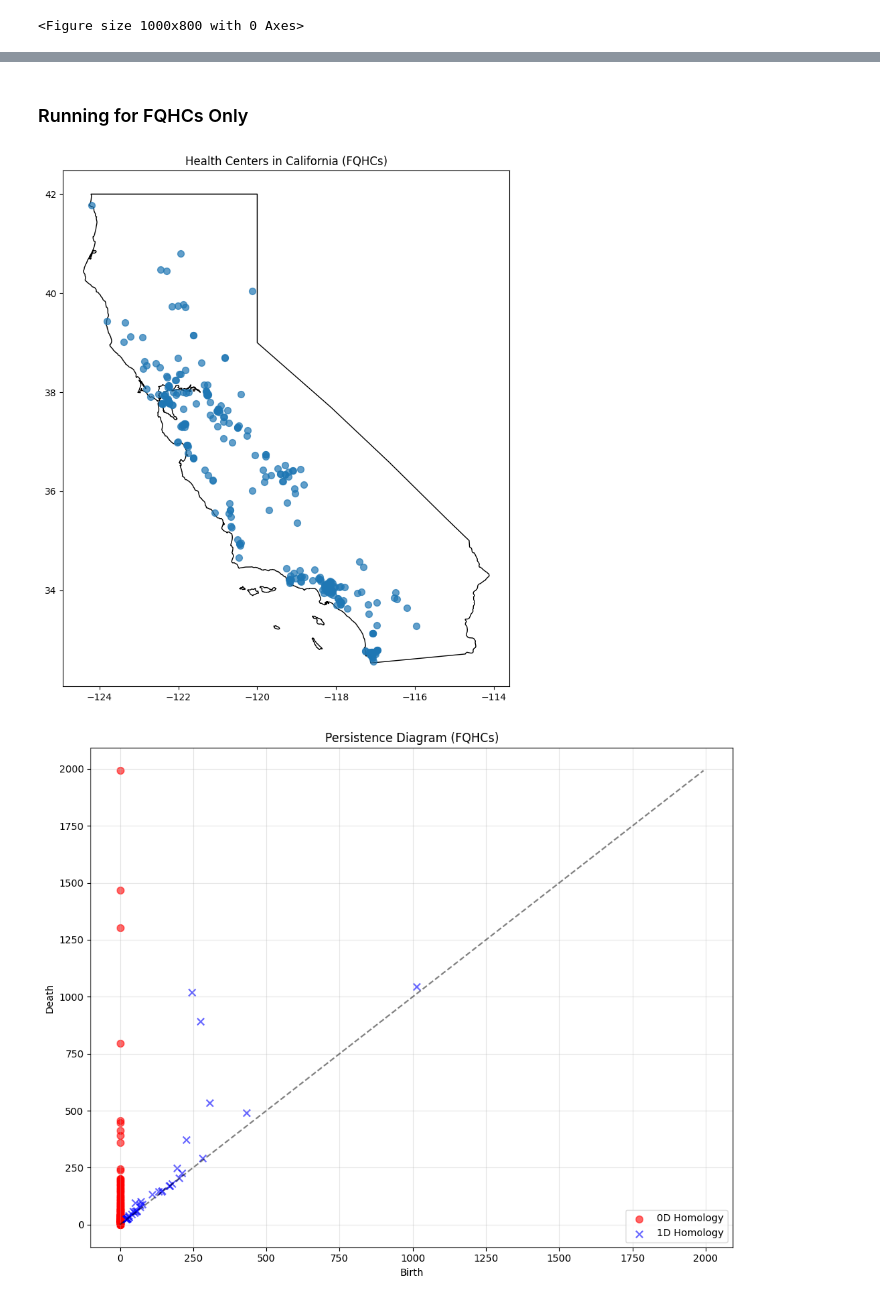
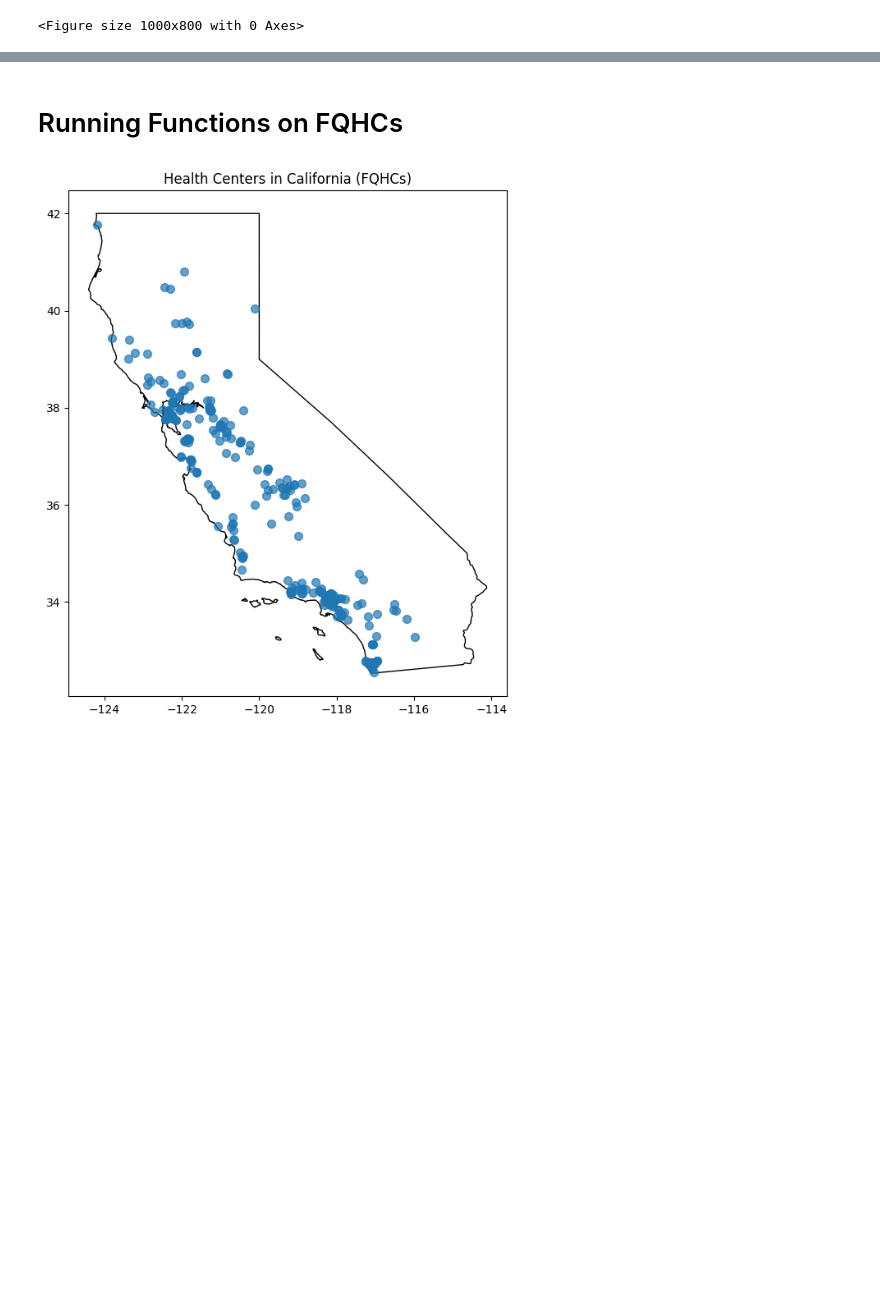
Before and after one commit to deniseg20/MSRIUP_TDA_Healthcare_Accessibility, a Jupyter notebook: persistent_homology/pd_computations/ph_computations_unweighted.ipynb, the cells around one changed output, grey strips where cells are left out. Drawn from its saved outputs; the diff is of its cells as text; code cells hidden in the pictures; blank space fills up the shorter version.

```diff
--- a/persistent_homology/pd_computations/ph_computations_unweighted.ipynb
+++ b/persistent_homology/pd_computations/ph_computations_unweighted.ipynb
@@ -406,16 +374,0 @@ plt.show()
-# %%
-'''# tring better imaging
-# Use it:
-plt.rcParams['figure.figsize'] = (10, 10)
-
-# Threshold 1
-fig, ax = plt.subplots(1, 1)
-enhanced_death_simplices_plot(gdf, cpx, all_pairs, 0, ax, zscore_thresh=1)
-plt.tight_layout()
-plt.show()
-
-# Threshold 2
-fig, ax = plt.subplots(2, 3)
-enhanced_death_simplices_plot(gdf, cpx, all_pairs, 0, ax, zscore_thresh=2)
-plt.tight_layout()
-plt.show()'''
@@ -424,5 +411,5 @@ plt.show()'''
 # %% [markdown]
-### Running for FQHCs Only
+# Running Functions on FQHCs
 # %%
 gdf = gpd.read_file('output_fqhc.geojson')
 #gdf.plot()
@@ -434,59 +421,33 @@ states = gpd.read_file(shpfilename)
 california = states[states['name'] == 'California']
 # Load your health centers
 gdf = gpd.read_file('output_fqhc.geojson')
 
 # Plot
-fig, ax = plt.subplots(figsize=(10, 10))
+fig, ax = plt.subplots(figsize=(8, 8))
 california.plot(ax=ax, color='white', edgecolor='black')
 gdf.plot(ax=ax, markersize=50, alpha=0.7)
 ax.set_title("Health Centers in California (FQHCs)")
 #ctx.add_basemap(ax, source=ctx.providers.OpenStreetMap.Mapnik)
 plt.show()
 
 distance_matrix = np.load('fqhc_d_matrix.npy')
 
 assert len(gdf) == distance_matrix.shape[0] == distance_matrix.shape[1], \
     "Distance matrix dimensions must match number of GeoJSON features"
 # Extract coordinates (longitude, latitude) into a NumPy array
 #coordinates = np.array(list(gdf.geometry.apply(lambda geom: (geom.x, geom.y))))
 # Alternative approaches:
 # Method 1: Using get_coordinates() (more efficient for large datasets)
 coordinates = gdf.geometry.get_coordinates().values
 points = coordinates
 #print(points)
 # Compute unweighted Rips complex
 cpx, ph, all_pairs = get_tda_info(gdf, distance_matrix,max_hom_dim=1)
 # plotting death simplices
 #plot_deathsimplices('output_all.geojson', 'all_d_matrix.npy', cpx, all_pairs, 1, , criteria = 'death', zscore_thresh = 1, citydf_fname = None, vmin0 = 3235, vmin1 = 4410, vmax0 = 7380, vmax1 = 7942, legend = False)
 # Plot persistence diagram
 plt.rcParams['figure.figsize'] = (10, 10)
 order_criteria = 'death'
-thresh = 60
-# REPLACE YOUR FINAL PLOTTING SECTION WITH THIS:
-
-# 1. Plot persistence diagram
-plot_persistence_diagram_fixed(ph)
-plt.title(f"Persistence Diagram (FQHCs)")
-plt.tight_layout()
-plt.show()
-
-# 2. Plot 0D death simplices
-fig, ax = plt.subplots(figsize=(12, 10))
-california.plot(ax=ax, color='white', edgecolor='black')
-plot_deathsimplices_raw(gdf, distance_matrix, cpx, all_pairs, 0, ax)
-plt.title(f"Death Simplices - 0D Homology (threshold > {thresh}, FQHCs) ")
-#simple_plot_death_simplices(gdf, cpx, all_pairs, hom_dim=0, ax=ax)
-plt.tight_layout()
-plt.show()
-
-# 3. Plot 1D death simplices
-fig, ax = plt.subplots(figsize=(12, 10))
-california.plot(ax=ax, color='white', edgecolor='black')
-plot_deathsimplices_raw(gdf,distance_matrix, cpx, all_pairs, hom_dim=1, ax=ax)
-plt.title(f"Death Simplices - 1D Homology (threshold > {thresh}, FQHCs) ")
-#simple_plot_death_simplices(gdf, cpx, all_pairs, hom_dim=1, ax=ax)
-plt.tight_layout()
-plt.show()
+thresh = 120
 # %% [output]
-[figure, old version]
+[figure, new version]
-[figure, removed]
```
Also changed, not shown: parts of 21 cells of this notebook.
